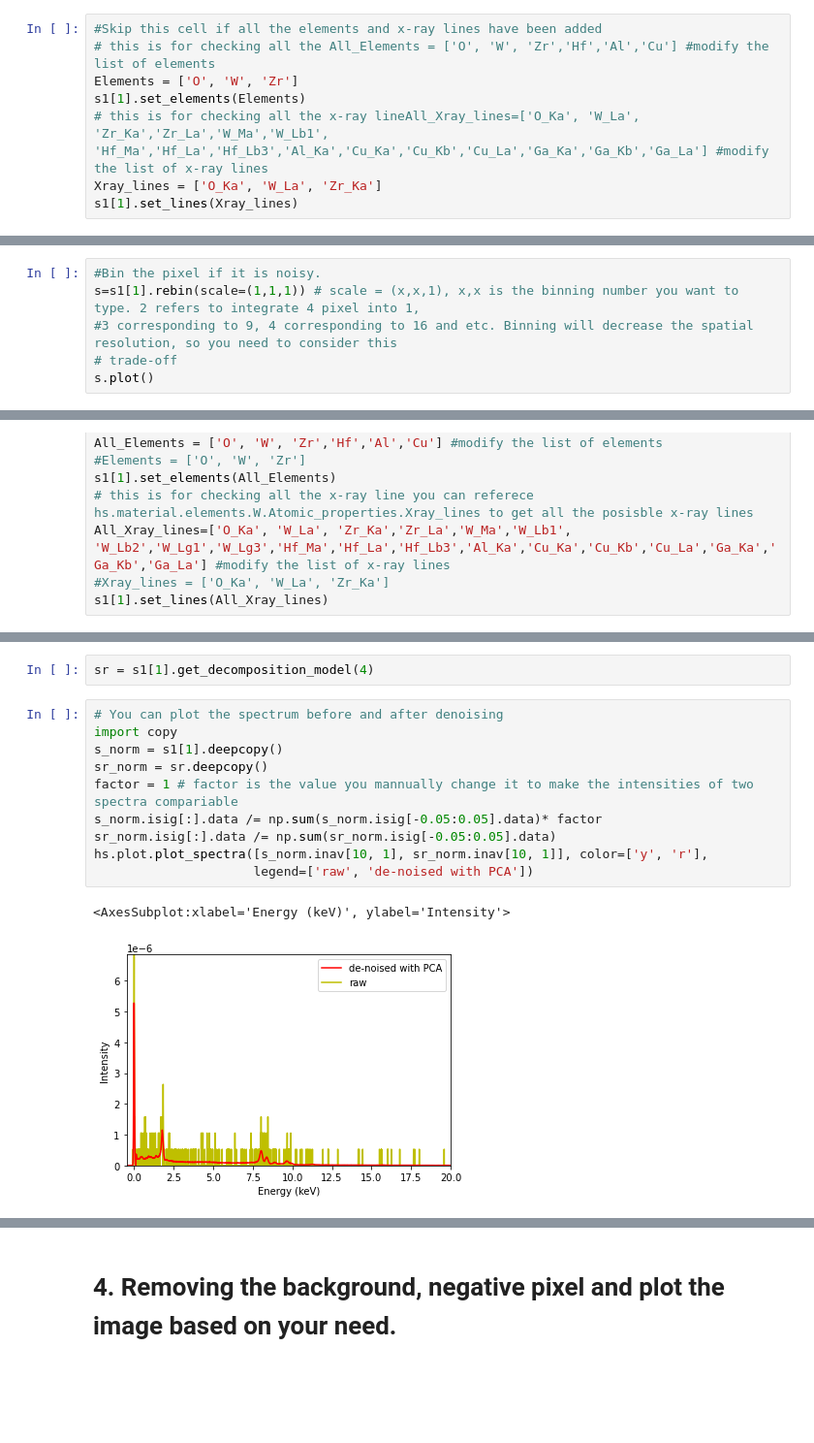
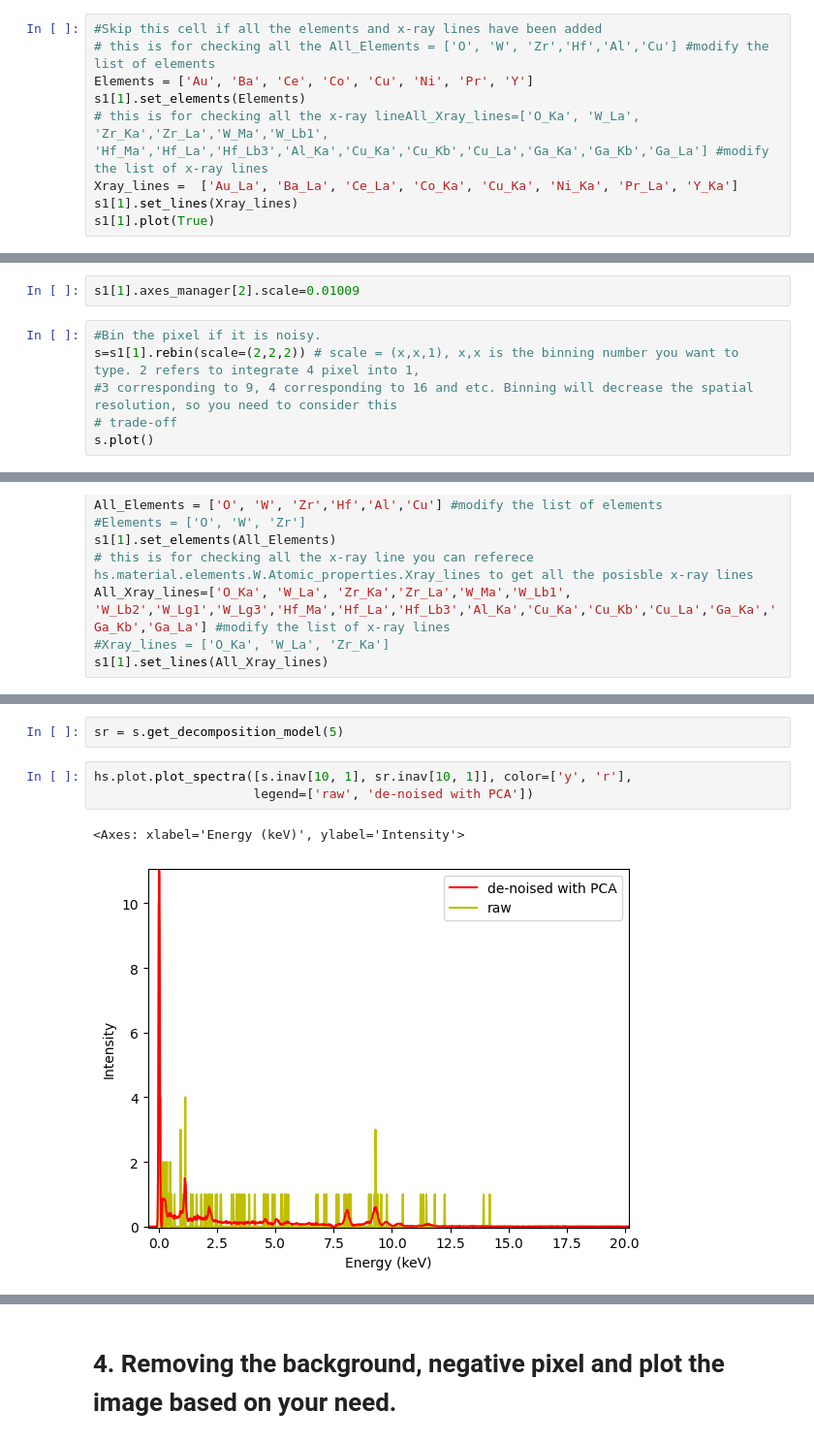
Before and after one commit to iceaiai/STEM, a Jupyter notebook: EDS-Copy1.ipynb, the cells around one changed output, grey strips where cells are left out. Shown at 97% size. Saved outputs shown, nothing was run; the diff lists cells and outputs as text; blank space fills up the shorter version.

```diff
--- a/EDS-Copy1.ipynb
+++ b/EDS-Copy1.ipynb
@@ -125,8 +149,9 @@ s1[1].metadata.Sample
 # %%
 #Skip this cell if all the elements and x-ray lines have been added
 # this is for checking all the All_Elements = ['O', 'W', 'Zr','Hf','Al','Cu'] #modify the list of elements
-Elements = ['O', 'W', 'Zr']
+Elements = ['Au', 'Ba', 'Ce', 'Co', 'Cu', 'Ni', 'Pr', 'Y']
 s1[1].set_elements(Elements)
 # this is for checking all the x-ray lineAll_Xray_lines=['O_Ka', 'W_La', 'Zr_Ka','Zr_La','W_Ma','W_Lb1', 'Hf_Ma','Hf_La','Hf_Lb3','Al_Ka','Cu_Ka','Cu_Kb','Cu_La','Ga_Ka','Ga_Kb','Ga_La'] #modify the list of x-ray lines
-Xray_lines = ['O_Ka', 'W_La', 'Zr_Ka']
+Xray_lines =  ['Au_La', 'Ba_La', 'Ce_La', 'Co_Ka', 'Cu_Ka', 'Ni_Ka', 'Pr_La', 'Y_Ka']
 s1[1].set_lines(Xray_lines)
+s1[1].plot(True)
@@ -175,6 +202,8 @@ s1[1].plot(True) # you can drag the red dot on the top left in the navigation im
+# %%
+s1[1].axes_manager[2].scale=0.01009
 # %%
 #Bin the pixel if it is noisy.
-s=s1[1].rebin(scale=(1,1,1)) # scale = (x,x,1), x,x is the binning number you want to type. 2 refers to integrate 4 pixel into 1,
+s=s1[1].rebin(scale=(2,2,2)) # scale = (x,x,1), x,x is the binning number you want to type. 2 refers to integrate 4 pixel into 1,
 #3 corresponding to 9, 4 corresponding to 16 and etc. Binning will decrease the spatial resolution, so you need to consider this
 # trade-off
 s.plot()
@@ -234,16 +263,9 @@ s1[1].plot_explained_variance_ratio() # Find the elbow point which is the onset
 # %%
-sr = s1[1].get_decomposition_model(4)
+sr = s.get_decomposition_model(5)
 # %%
-# You can plot the spectrum before and after denoising
-import copy
-s_norm = s1[1].deepcopy()
-sr_norm = sr.deepcopy()
-factor = 1 # factor is the value you mannually change it to make the intensities of two spectra compariable
-s_norm.isig[:].data /= np.sum(s_norm.isig[-0.05:0.05].data)* factor
-sr_norm.isig[:].data /= np.sum(sr_norm.isig[-0.05:0.05].data)
-hs.plot.plot_spectra([s_norm.inav[10, 1], sr_norm.inav[10, 1]], color=['y', 'r'],
+hs.plot.plot_spectra([s.inav[10, 1], sr.inav[10, 1]], color=['y', 'r'],
                      legend=['raw', 'de-noised with PCA'])
 # %% [output]
-<AxesSubplot:xlabel='Energy (keV)', ylabel='Intensity'>
+<Axes: xlabel='Energy (keV)', ylabel='Intensity'>
-[figure, old version]
+[figure, new version]
 # %%
```
Also changed, not shown: parts of 16 cells of this notebook.
